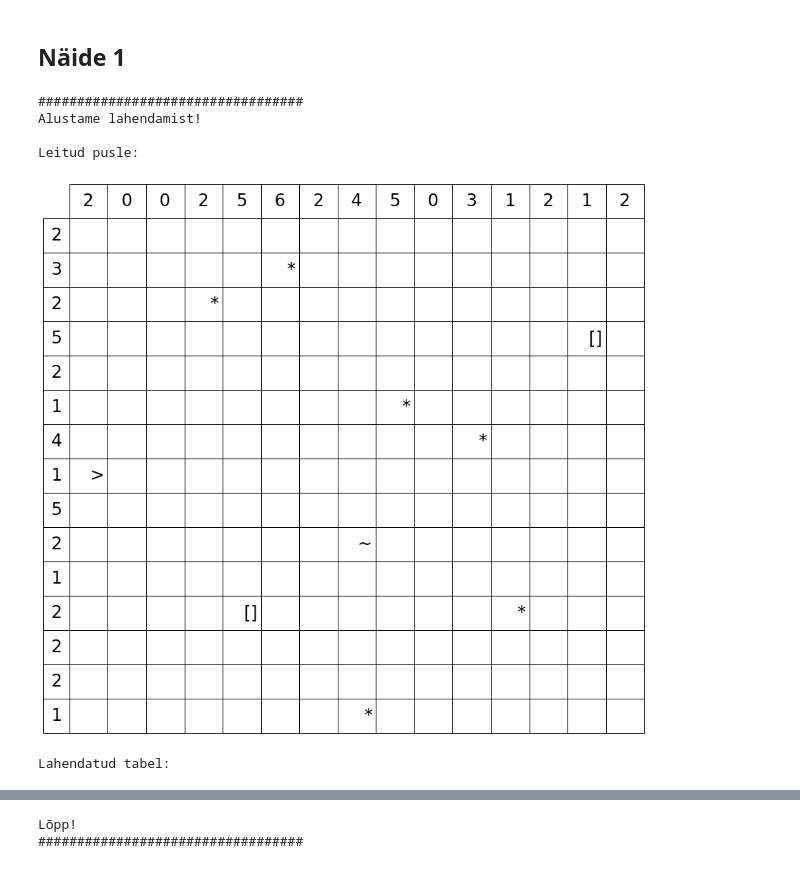
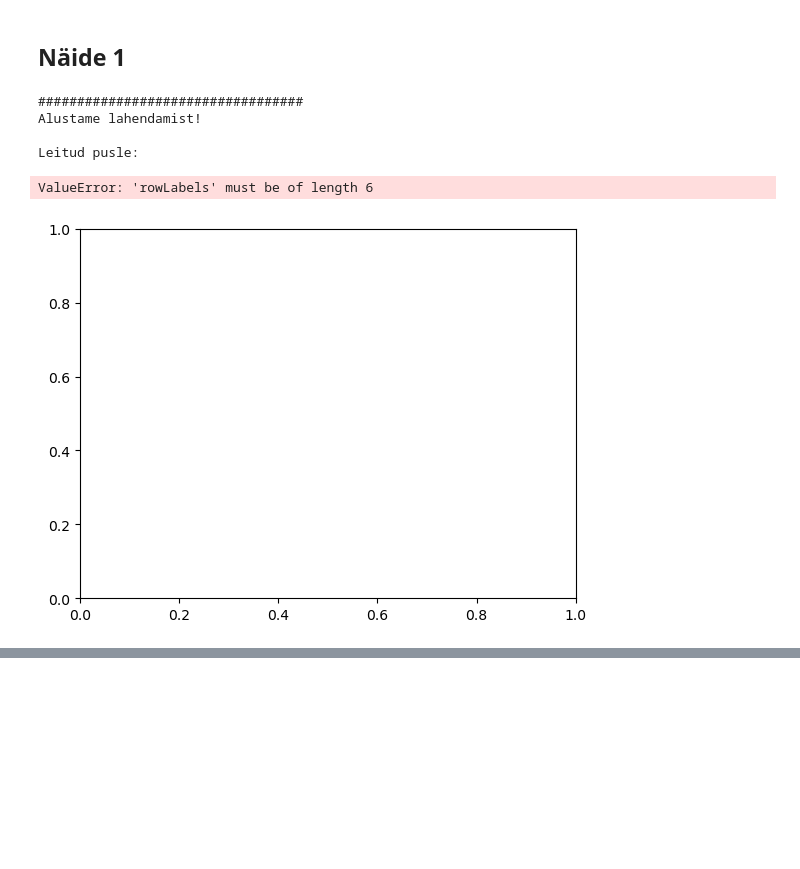
Before and after one commit to OliverSavolainen/Battleship_Solitaire_Solver, a Jupyter notebook: Battleship Solitaire Solver.ipynb, the cells around one changed output, grey strips where cells are left out. Cells and saved outputs as stored; diff of their text form; code cells hidden in the pictures; blank space fills up the shorter version.

Commit message:
Fix image recognition

```diff
--- a/Battleship Solitaire Solver.ipynb
+++ b/Battleship Solitaire Solver.ipynb
@@ -31,7 +24,7 @@ pytesseract.pytesseract.tesseract_cmd = r'/usr/local/Cellar/tesseract/5.3.0/bin/
 ## Pildituvastus osa
 # %%
 #Loe pilt
-img_rgb = cv.imread('images/puzzle6.PNG')
+img_rgb = cv.imread('images/puzzle8.PNG')
 # Mustvalge igaks juhuks
 img_gray = cv.cvtColor(img_rgb, cv.COLOR_BGR2GRAY)
 
@@ -104,12 +88,17 @@ def getPuzzle(img_rgb):
 # %%
-# meetod ruutude sorteerimiseks ja seejärel rea ja veeru kaupa täpsustamiseks asukohta, et ühtlased read ja veerud saada
-def fixNumbers(allFound):
+# meetod asukohtade sorteerimiseks ja seejärel rea ja veeru kaupa täpsustamiseks asukohta, et ühtlased read ja veerud saada
+#kasutatakse nii numbrite kui ka ruutude jaoks
+def levelRowsAndColumns(allFound):
+    #kõigepealt samade y-de saamine
     sortedSquares = sorted(allFound, key=lambda element: (element[1]))
     for i in range(len(sortedSquares)):
+        #kui väike vahe, siis peab olema tegelt sama veeru omad, saab ühtlustada
         if 0 < sortedSquares[i][1] - sortedSquares[i-1][1] < 20:
             sortedSquares[i] = (sortedSquares[i][0],sortedSquares[i-1][1],sortedSquares[i][2])
+    #siis x-d
     sortedSquares = sorted(sortedSquares, key=lambda element: (element[0]))
     for i in range(len(sortedSquares)):
+        #kui väike vahe, siis peab olema tegelt sama rea omad
         if 0 < sortedSquares[i][0] - sortedSquares[i-1][0] < 20:
             sortedSquares[i] = (sortedSquares[i-1][0],sortedSquares[i][1],sortedSquares[i][2])
     sortedSquares = sorted(sortedSquares, key=lambda element: (element[1],element[0]))
@@ -158,3 +173,29 @@ def findNumbers(img):
+# %%
+#leiame templatede abil veergude ja ridade täidetud ruutude arvud
+def findNumbers(img):
+    allNumbers = []
+    #0-9 templated on olemas, kuigi suuremaid numbreid kui 8 pea kunagi ei esine
+    for i in range(10):
+        #kõik sarnane nagu ruutudega
+        template = cv.imread('images/numbers/' + str(i) + '.PNG')
+        res = cv.matchTemplate(img,template, cv.TM_CCOEFF_NORMED)
+        threshold = 0.9
+        loc = np.where(res >= threshold)
+        w, h = template.shape[::-2]
+        for pt in zip(*loc[::-1]):
+            alreadyThere = False
+            for found in allNumbers:
+                if abs(found[0] - pt[0]) < 10 and abs(found[1]-pt[1]) < 10:
+                    alreadyThere = True
+                    break
+            if not alreadyThere:
+                allNumbers.append((pt[0],pt[1],i))
+    #teeme jälle asukohad ühtlaseks
+    allNumbers = levelRowsAndColumns(allNumbers)
+    #esimene pool y ja siis x järgi sorteerides peab olema veergudele (up), teine ridadele (side)
+    up = [x[2] for x in allNumbers[:int(len(allNumbers)/2)]]
+    side = [x[2] for x in allNumbers[int(len(allNumbers)/2):]]
+    return up,side
 # %% [markdown]
 ## Mängu lahendamise osa
 
@@ -744,11 +785,7 @@ def play(img_path):
     dim = len(field)
 
     # Leiame numbrid
-    # up, side = findNumbers(img_rgb)
-    up = findNumbers(img_rgb)
-    #side = [1,3,1,3,0,2]
-    #side = [2, 2, 1, 1, 3, 1]
-    side = [2,3,2,5,2,1,4,1,5,2,1,2,2,2,1]
+    up, side = findNumbers(img_rgb)
 
 
     print("\nLeitud pusle:")
@@ -789,11 +826,11 @@ def play(img_path):
 # %% [markdown]
 ## Näide 1
 # %%
-play("images/puzzle15.PNG")
+play("images/puzzle6.PNG")
 # %% [output]
 ##################################
 Alustame lahendamist!
 
 Leitud pusle:
+ValueError: 'rowLabels' must be of length 6
-[figure, old version]
+[figure, new version]
-Lahendatud tabel:
@@ -801,2 +836,0 @@ Lahendatud tabel:
-Lõpp!
-##################################
```
Also changed, not shown: parts of 9 cells of this notebook, 59 other files.
